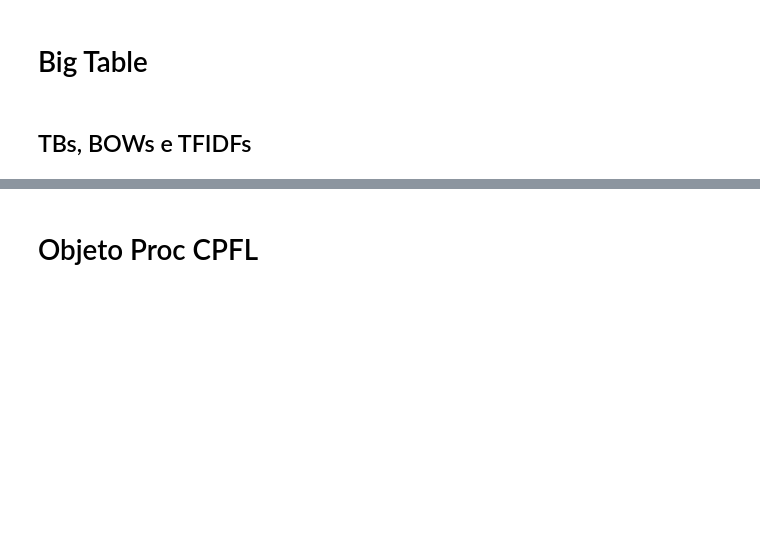
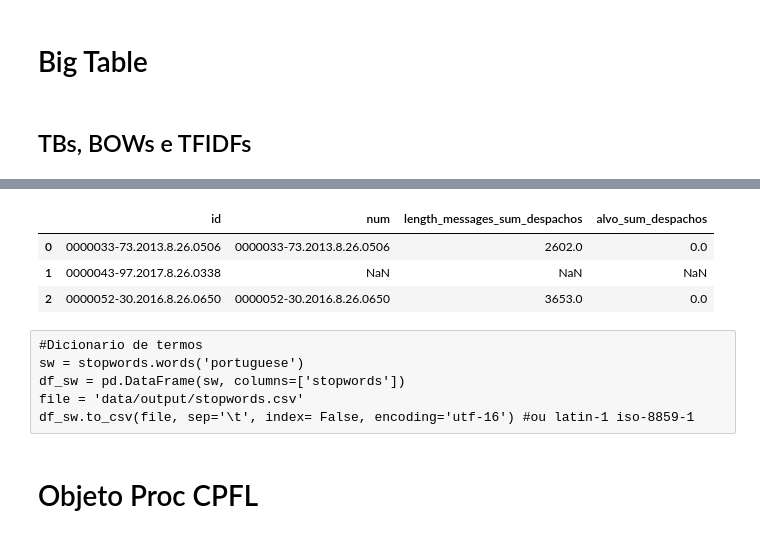
Before and after one commit to jmfaier/legal, a Jupyter notebook: main.ipynb, the cells around one changed output, grey strips where cells are left out. Cells and saved outputs as stored; diff of their text form; code cells hidden in the pictures; blank space fills up the shorter version.

```diff
--- a/main.ipynb
+++ b/main.ipynb
@@ -527,3 +584,16 @@ df_sw.to_csv(file, sep='\t', index= False, encoding='utf-16') #ou latin-1 iso-88
+# %%
+bte
+# %% [output]
+|  | id | num | length_messages_sum_despachos | alvo_sum_despachos |
+| 0 | 0000033-73.2013.8.26.0506 | 0000033-73.2013.8.26.0506 | 2602.0 | 0.0 |
+| 1 | 0000043-97.2017.8.26.0338 | NaN | NaN | NaN |
+| 2 | 0000052-30.2016.8.26.0650 | 0000052-30.2016.8.26.0650 | 3653.0 | 0.0 |
+# %% [raw]
+#Dicionario de termos
+sw = stopwords.words('portuguese')
+df_sw = pd.DataFrame(sw, columns=['stopwords'])
+file = 'data/output/stopwords.csv'
+df_sw.to_csv(file, sep='\t', index= False, encoding='utf-16') #ou latin-1 iso-8859-1
 # %% [markdown]
 # Objeto Proc CPFL
 # %%
```
Also changed, not shown: parts of 13 cells of this notebook.
